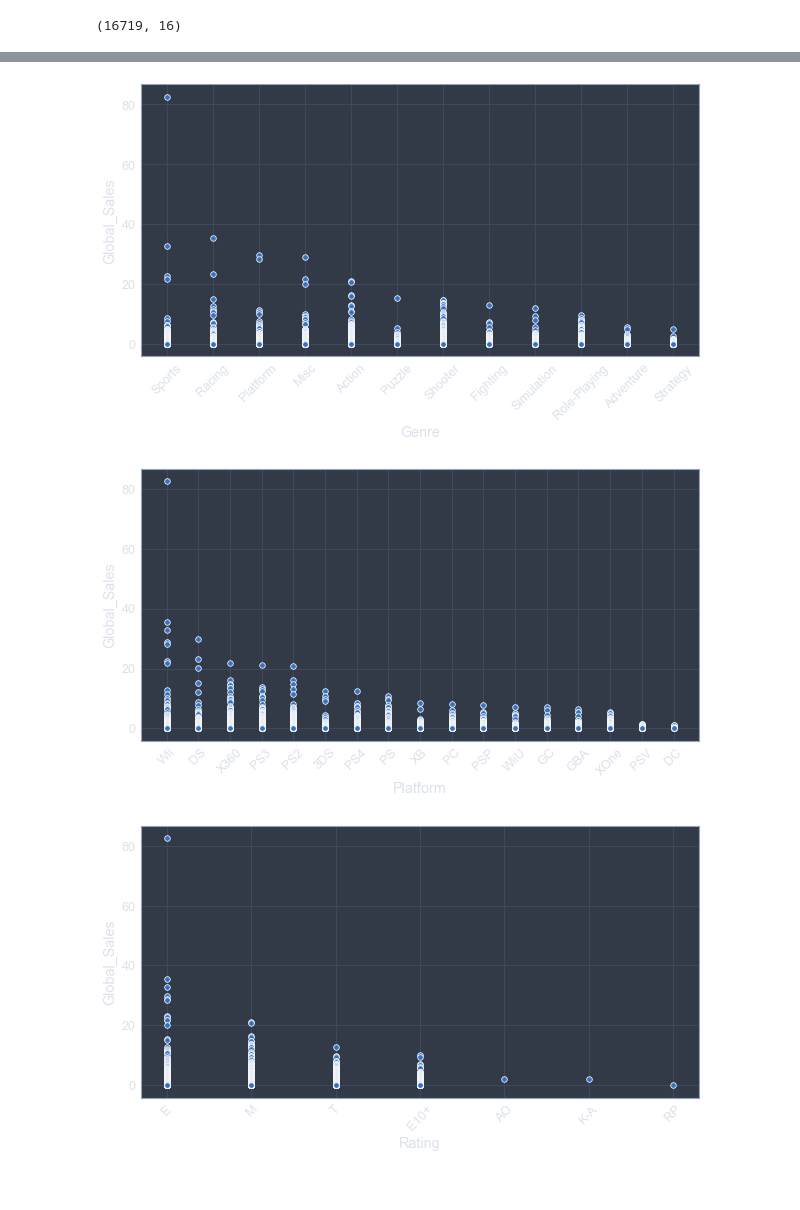
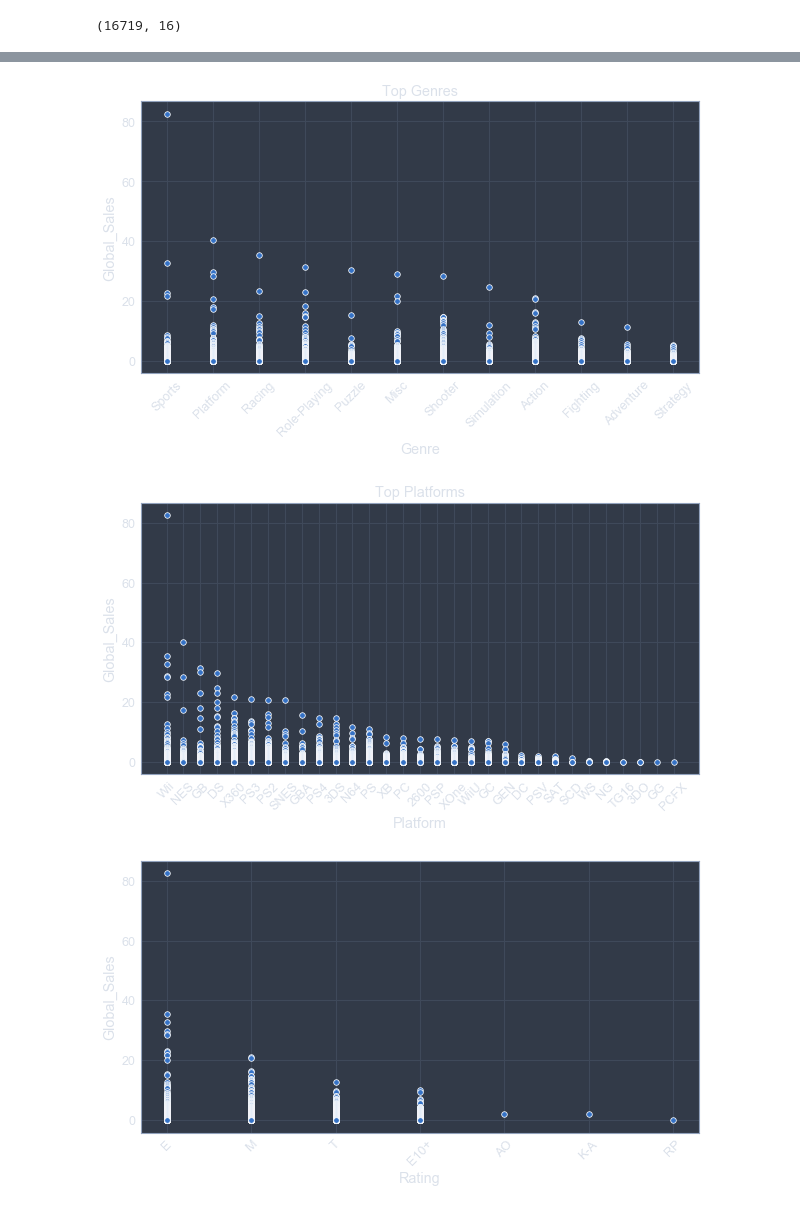
Before and after one commit to sandbox-industries/conronawithlime, a Jupyter notebook: Predicting Videogame Sales.ipynb, the cells around one changed output, grey strips where cells are left out. Drawn from its saved outputs; the diff is of its cells as text; code cells hidden in the pictures.

```diff
--- a/Predicting Videogame Sales.ipynb
+++ b/Predicting Videogame Sales.ipynb
@@ -14,7 +14,7 @@ from jupyterthemes import jtplot
 jtplot.style(theme='chesterish')
 %matplotlib inline
 # %%
-sales = pd.read_csv('game_sales.csv')
+sales = pd.read_csv('game-sales\game_sales.csv')
 # %%
 sales.shape
 # %% [output]
@@ -88,13 +83,17 @@ plt.xticks(rotation=45, horizontalalignment='right');
 # %%
+# Top genres
 plt.figure(figsize=(10,5))
 sns.scatterplot(x='Genre', y='Global_Sales', data=sales)
+plt.title('Top Genres')
 plt.xticks(rotation=45);
 # %% [output]
-[figure, old version]
+[figure, new version]
 # %%
+# Top platforms.
 plt.figure(figsize=(10,5))
 sns.scatterplot(x='Platform', y='Global_Sales', data=sales)
+plt.title('Top Platforms')
 plt.xticks(rotation=45);
 # %% [output]
-[figure, old version]
+[figure, new version]
 # %%
```
Also changed, not shown: parts of 10 cells of this notebook.
